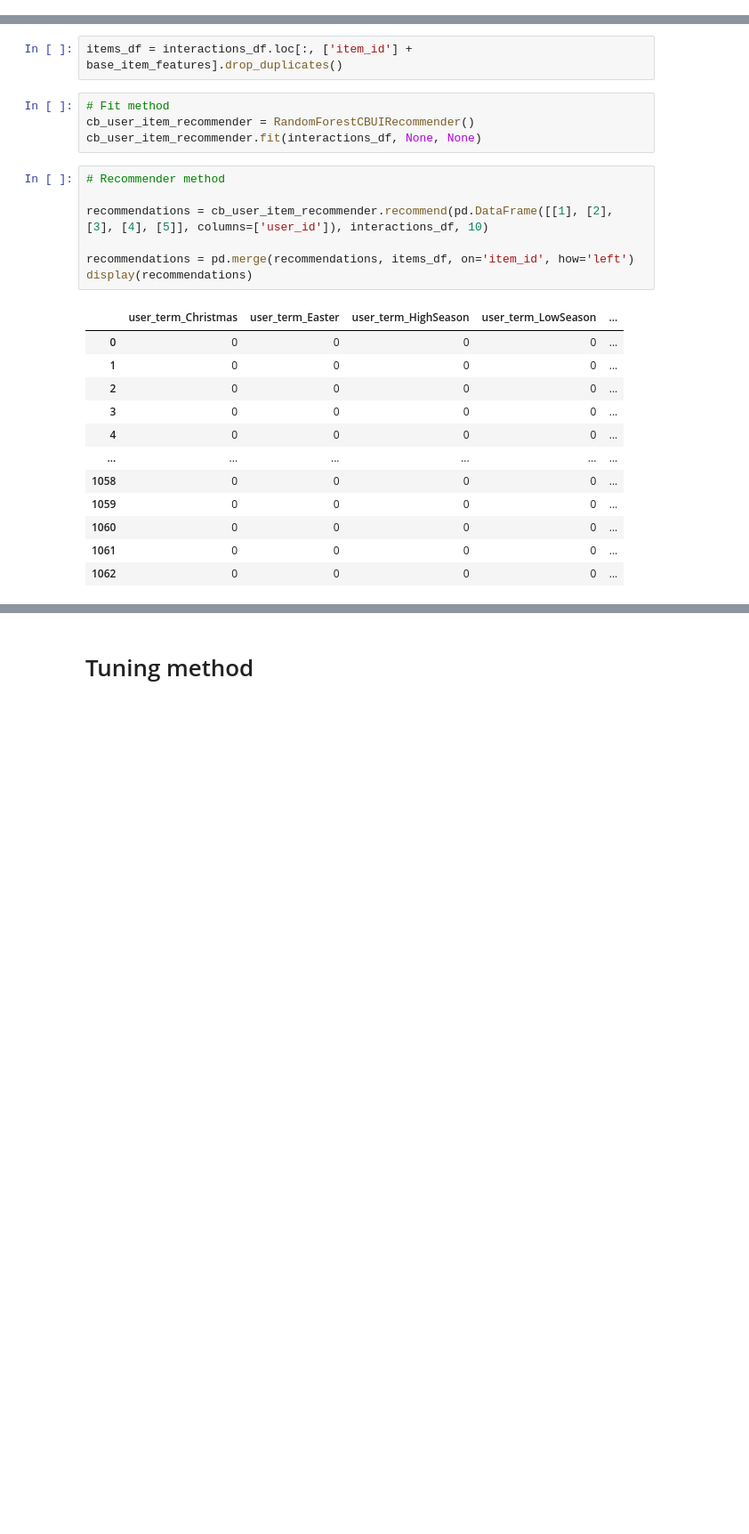
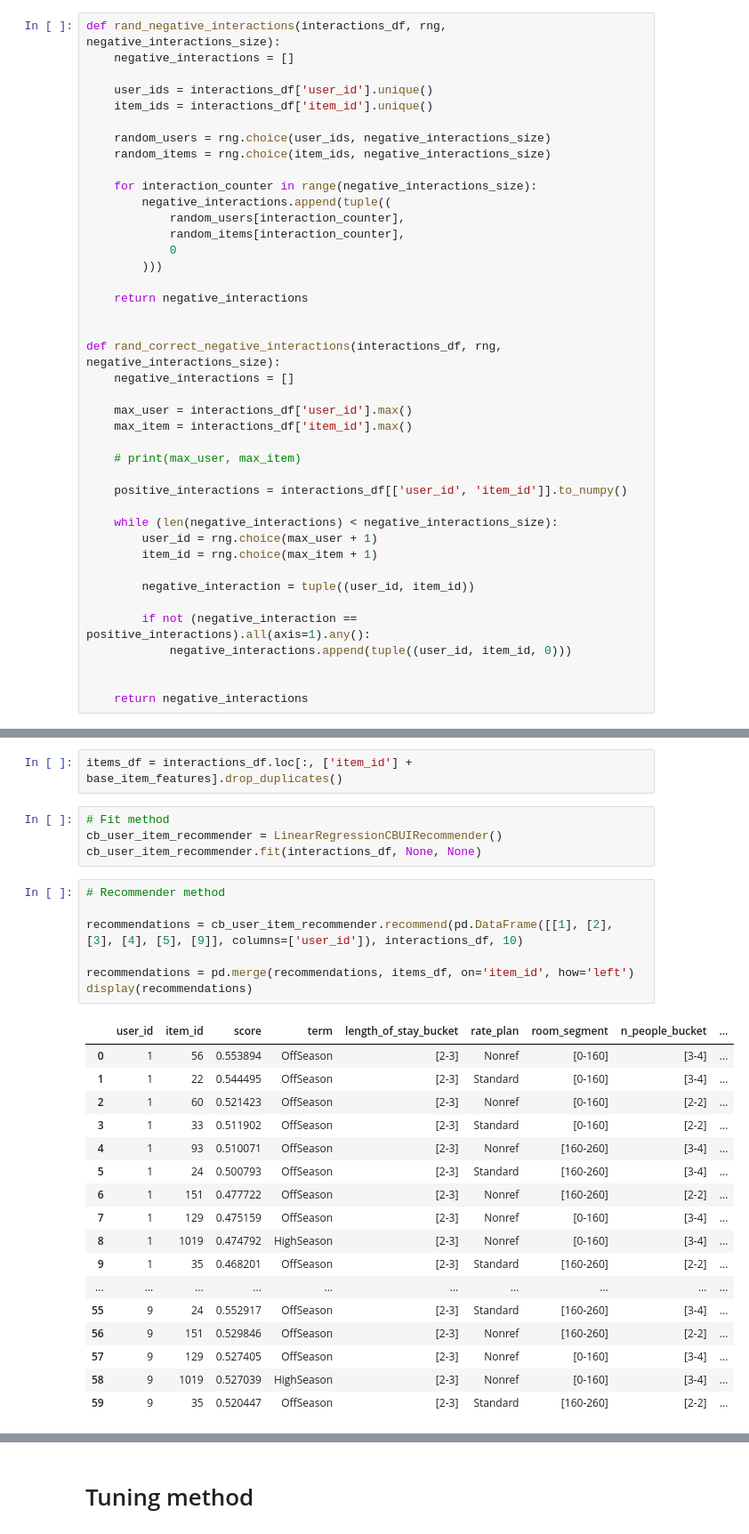
Before and after one commit to C7A7A/hotel-recommender, a Jupyter notebook: project_1_recommender_and_evaluation.ipynb, the cells around one changed output, grey strips where cells are left out. Shown: that part at 89% size. Cells and saved outputs as stored; diff of their text form; blank space fills up the shorter version.

Commit message:
linearRegression tuning, SVR tuning attempt, final evaluation, correct neg_inter, fill avg_user

```diff
--- a/project_1_recommender_and_evaluation.ipynb
+++ b/project_1_recommender_and_evaluation.ipynb
@@ -225,6 +280,47 @@ There is no need to change anything in those inheriting classes, although you ca
 You are encouraged to experiment with:
   - Other numerical user and item features (but always train and evaluate the model on buckets defined in the first notebook).
   - Other ML models, e.g. Huber regression, Lasso regression, Ridge regression, LARS regression, Linear SVR, Decision Tree, Naive Bayes, LightGBM, Neural Networks or any model of your choice.
+# %%
+def rand_negative_interactions(interactions_df, rng, negative_interactions_size):
+    negative_interactions = []
+
+    user_ids = interactions_df['user_id'].unique()
+    item_ids = interactions_df['item_id'].unique()
+
+    random_users = rng.choice(user_ids, negative_interactions_size)
+    random_items = rng.choice(item_ids, negative_interactions_size)
+
+    for interaction_counter in range(negative_interactions_size):
+        negative_interactions.append(tuple((
+            random_users[interaction_counter],
+            random_items[interaction_counter],
+            0
+        )))
+
+    return negative_interactions
+
+
+def rand_correct_negative_interactions(interactions_df, rng, negative_interactions_size):
+    negative_interactions = []
+
+    max_user = interactions_df['user_id'].max()
+    max_item = interactions_df['item_id'].max()
+
+    # print(max_user, max_item)
+
+    positive_interactions = interactions_df[['user_id', 'item_id']].to_numpy()
+
+    while (len(negative_interactions) < negative_interactions_size):
+        user_id = rng.choice(max_user + 1)
+        item_id = rng.choice(max_item + 1)
+
+        negative_interaction = tuple((user_id, item_id))
+
+        if not (negative_interaction == positive_interactions).all(axis=1).any():
+            negative_interactions.append(tuple((user_id, item_id, 0)))
+
+
+    return negative_interactions
 # %%
 from sklearn.linear_model import LinearRegression
 from sklearn.svm import SVR
@@ -477,25 +588,30 @@ class XGBoostCBUIRecommender(ContentBasedUserItemRecommender):
 items_df = interactions_df.loc[:, ['item_id'] + base_item_features].drop_duplicates()
 # %%
 # Fit method
-cb_user_item_recommender = RandomForestCBUIRecommender()
+cb_user_item_recommender = LinearRegressionCBUIRecommender()
 cb_user_item_recommender.fit(interactions_df, None, None)
 # %%
 # Recommender method
 
-recommendations = cb_user_item_recommender.recommend(pd.DataFrame([[1], [2], [3], [4], [5]], columns=['user_id']), interactions_df, 10)
+recommendations = cb_user_item_recommender.recommend(pd.DataFrame([[1], [2], [3], [4], [5], [9]], columns=['user_id']), interactions_df, 10)
 
 recommendations = pd.merge(recommendations, items_df, on='item_id', how='left')
 display(recommendations)
 # %% [output]
-|  | user_term_Christmas | user_term_Easter | user_term_HighSeason | user_term_LowSeason | ... |
-| 0 | 0 | 0 | 0 | 0 | ... |
-| 1 | 0 | 0 | 0 | 0 | ... |
-| 2 | 0 | 0 | 0 | 0 | ... |
-| 3 | 0 | 0 | 0 | 0 | ... |
-| 4 | 0 | 0 | 0 | 0 | ... |
-| ... | ... | ... | ... | ... | ... |
-| 1058 | 0 | 0 | 0 | 0 | ... |
-| 1059 | 0 | 0 | 0 | 0 | ... |
-| 1060 | 0 | 0 | 0 | 0 | ... |
-| 1061 | 0 | 0 | 0 | 0 | ... |
-| 1062 | 0 | 0 | 0 | 0 | ... |
+|  | user_id | item_id | score | term | length_of_stay_bucket | rate_plan | room_segment | n_people_bucket | ... |
+| 0 | 1 | 56 | 0.553894 | OffSeason | [2-3] | Nonref | [0-160] | [3-4] | ... |
+| 1 | 1 | 22 | 0.544495 | OffSeason | [2-3] | Standard | [0-160] | [3-4] | ... |
+| 2 | 1 | 60 | 0.521423 | OffSeason | [2-3] | Nonref | [0-160] | [2-2] | ... |
+| 3 | 1 | 33 | 0.511902 | OffSeason | [2-3] | Standard | [0-160] | [2-2] | ... |
+| 4 | 1 | 93 | 0.510071 | OffSeason | [2-3] | Nonref | [160-260] | [3-4] | ... |
+| 5 | 1 | 24 | 0.500793 | OffSeason | [2-3] | Standard | [160-260] | [3-4] | ... |
+| 6 | 1 | 151 | 0.477722 | OffSeason | [2-3] | Nonref | [160-260] | [2-2] | ... |
+| 7 | 1 | 129 | 0.475159 | OffSeason | [2-3] | Nonref | [0-160] | [3-4] | ... |
+| 8 | 1 | 1019 | 0.474792 | HighSeason | [2-3] | Nonref | [0-160] | [3-4] | ... |
+| 9 | 1 | 35 | 0.468201 | OffSeason | [2-3] | Standard | [160-260] | [2-2] | ... |
+| ... | ... | ... | ... | ... | ... | ... | ... | ... | ... |
+| 55 | 9 | 24 | 0.552917 | OffSeason | [2-3] | Standard | [160-260] | [3-4] | ... |
+| 56 | 9 | 151 | 0.529846 | OffSeason | [2-3] | Nonref | [160-260] | [2-2] | ... |
+| 57 | 9 | 129 | 0.527405 | OffSeason | [2-3] | Nonref | [0-160] | [3-4] | ... |
+| 58 | 9 | 1019 | 0.527039 | HighSeason | [2-3] | Nonref | [0-160] | [3-4] | ... |
+| 59 | 9 | 35 | 0.520447 | OffSeason | [2-3] | Standard | [160-260] | [2-2] | ... |
```
Also changed, not shown: parts of 14 cells of this notebook.
